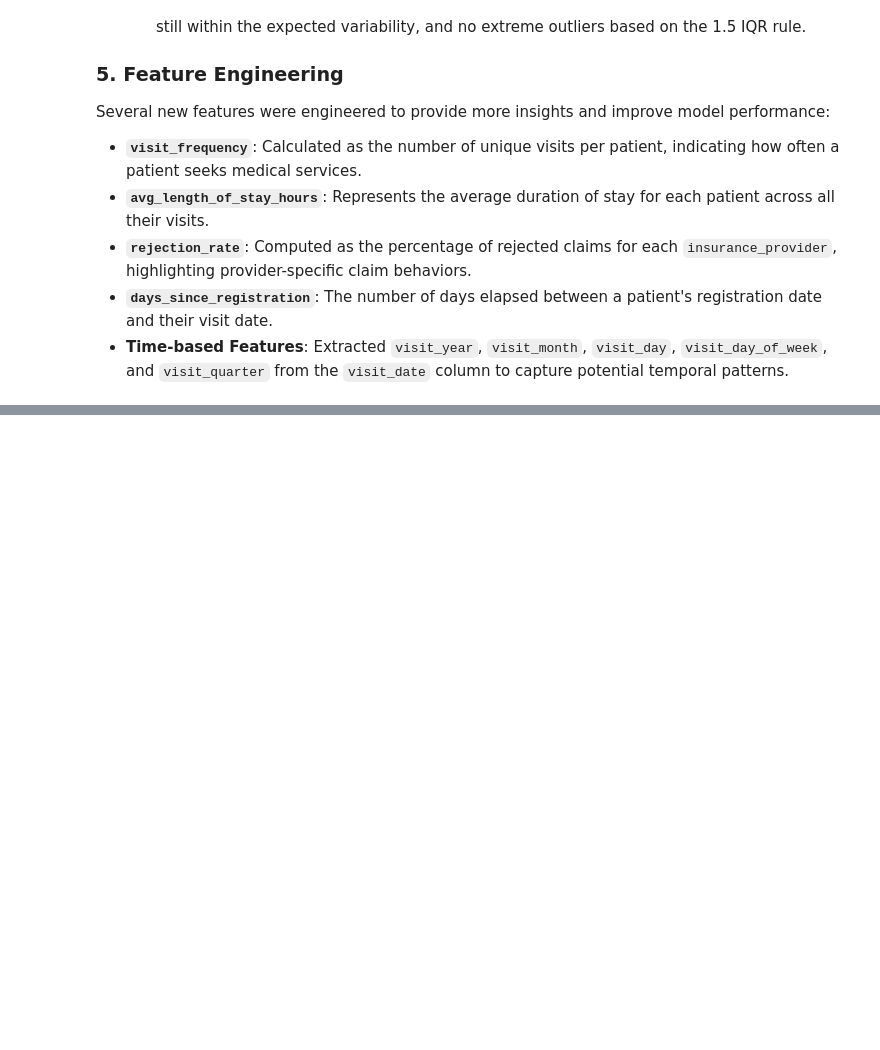
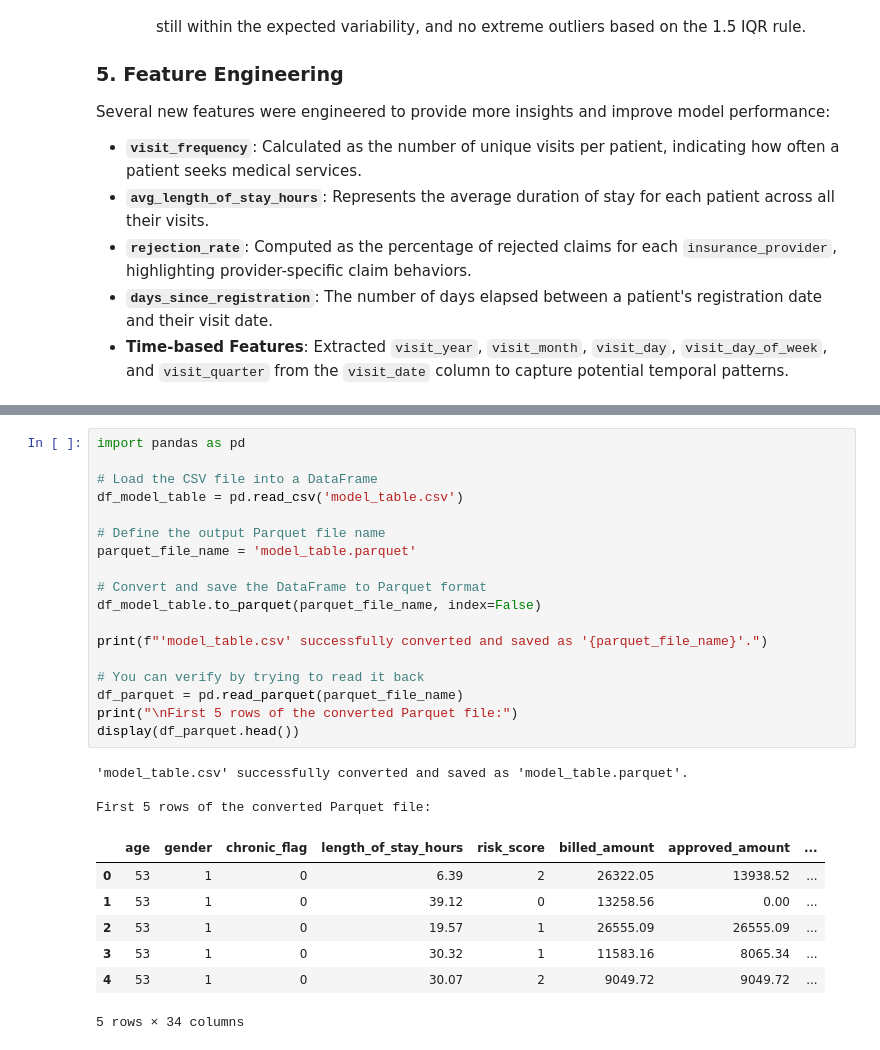
Before and after one commit to rahilkhan-acadmic/APAIML-GradedMiniProject, a Jupyter notebook: capstone/Phase2_EDA.ipynb, the cells around one changed output, grey strips where cells are left out. Saved outputs shown, nothing was run; the diff lists cells and outputs as text; blank space fills up the shorter version.

```diff
--- a/capstone/Phase2_EDA.ipynb
+++ b/capstone/Phase2_EDA.ipynb
@@ -373,0 +485,29 @@ Several new features were engineered to provide more insights and improve model
+# %%
+import pandas as pd
+
+# Load the CSV file into a DataFrame
+df_model_table = pd.read_csv('model_table.csv')
+
+# Define the output Parquet file name
+parquet_file_name = 'model_table.parquet'
+
+# Convert and save the DataFrame to Parquet format
+df_model_table.to_parquet(parquet_file_name, index=False)
+
+print(f"'model_table.csv' successfully converted and saved as '{parquet_file_name}'.")
+
+# You can verify by trying to read it back
+df_parquet = pd.read_parquet(parquet_file_name)
+print("\nFirst 5 rows of the converted Parquet file:")
+display(df_parquet.head())
+# %% [output]
+'model_table.csv' successfully converted and saved as 'model_table.parquet'.
+
+First 5 rows of the converted Parquet file:
+|  | age | gender | chronic_flag | length_of_stay_hours | risk_score | billed_amount | approved_amount | ... |
+| 0 | 53 | 1 | 0 | 6.39 | 2 | 26322.05 | 13938.52 | ... |
+| 1 | 53 | 1 | 0 | 39.12 | 0 | 13258.56 | 0.00 | ... |
+| 2 | 53 | 1 | 0 | 19.57 | 1 | 26555.09 | 26555.09 | ... |
+| 3 | 53 | 1 | 0 | 30.32 | 1 | 11583.16 | 8065.34 | ... |
+| 4 | 53 | 1 | 0 | 30.07 | 2 | 9049.72 | 9049.72 | ... |
+5 rows × 34 columns
```
Also changed, not shown: parts of 9 cells of this notebook.
